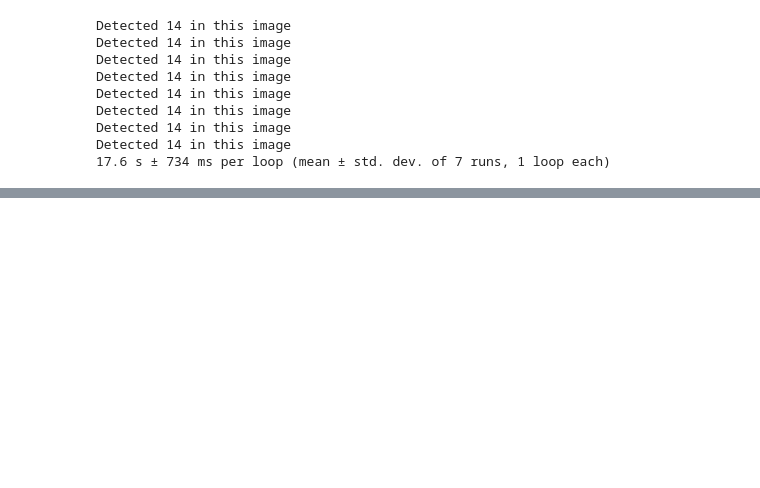
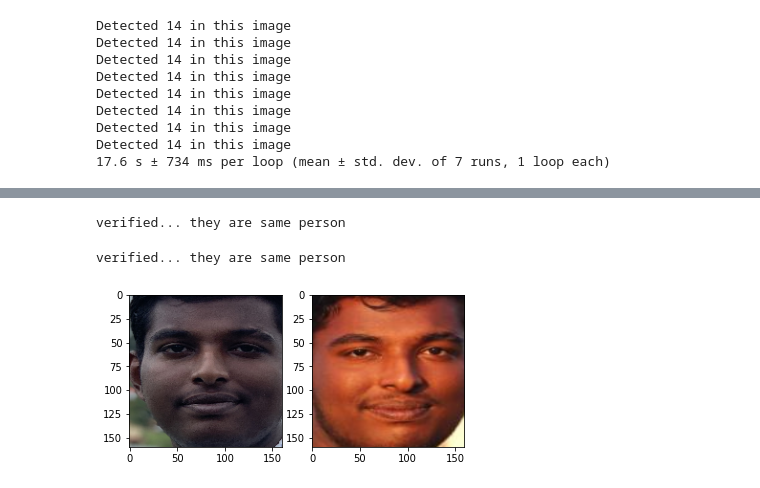
Before and after one commit to arunpandian7/skywatch-ai, a Jupyter notebook: src/backend/test-notebook.ipynb, the cells around one changed output, grey strips where cells are left out. Cells and saved outputs as stored; diff of their text form; code cells hidden in the pictures; blank space fills up the shorter version.

```diff
--- a/src/backend/test-notebook.ipynb
+++ b/src/backend/test-notebook.ipynb
@@ -126,0 +119,21 @@ WARNING:tensorflow:5 out of the last 24 calls to <function Model.make_predict_fu
+# %%
+from skywatchai import FaceNet
+
+model = FaceNet.loadModel()
+# %%
+input_shape = model.layers[0].input_shape
+try:
+    image_size = input_shape[0][1:3]
+except:
+    image_size = input_shape[1:3]
+# %%
+import cv2
+import numpy as np
+from skywatchai.SkywatchAI import crop_face, get_processed_face
+from skywatchai.utils import read_img, getEuclideanDistance, l2_normalization
+img1_path = '../../test/i.jpg'
+img2_path = '../../test/also-me.jpg'
+img1 = read_img(img1_path)
+img2 = read_img(img2_path)
+face_img1 = get_processed_face(img1, image_size)
+face_img2 = get_processed_face(img2, image_size)
@@ -126,0 +142,22 @@ WARNING:tensorflow:5 out of the last 24 calls to <function Model.make_predict_fu
+# %%
+emb1 = l2_normalization(model.predict(face_img1)[0, :])
+emb2 = l2_normalization(model.predict(face_img2)[0, :])
+dist = getEuclideanDistance(emb1, emb2)
+# %% [output]
+verified... they are same person
+# %%
+import matplotlib.pyplot as plt
+ax = plt.subplot(1, 2, 1)
+ax.imshow(face_img1[0])
+
+ax1 = plt.subplot(1, 2, 2)
+ax1.imshow(face_img2[0])
+
+threshold = 0.80
+if dist < threshold:
+    print("verified... they are same person")
+else:
+    print("unverified! they are not same person!")
+# %% [output]
+verified... they are same person
+[figure, added]
```
Also changed, not shown: parts of 2 cells of this notebook.
